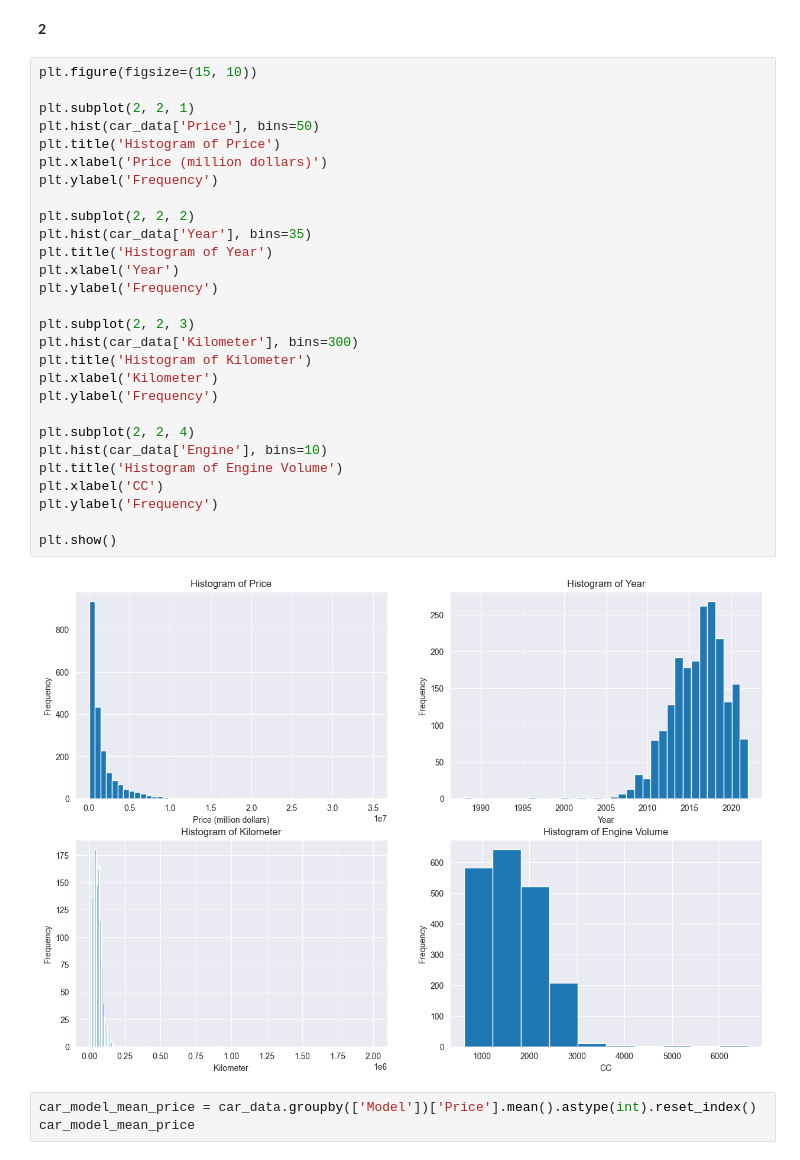
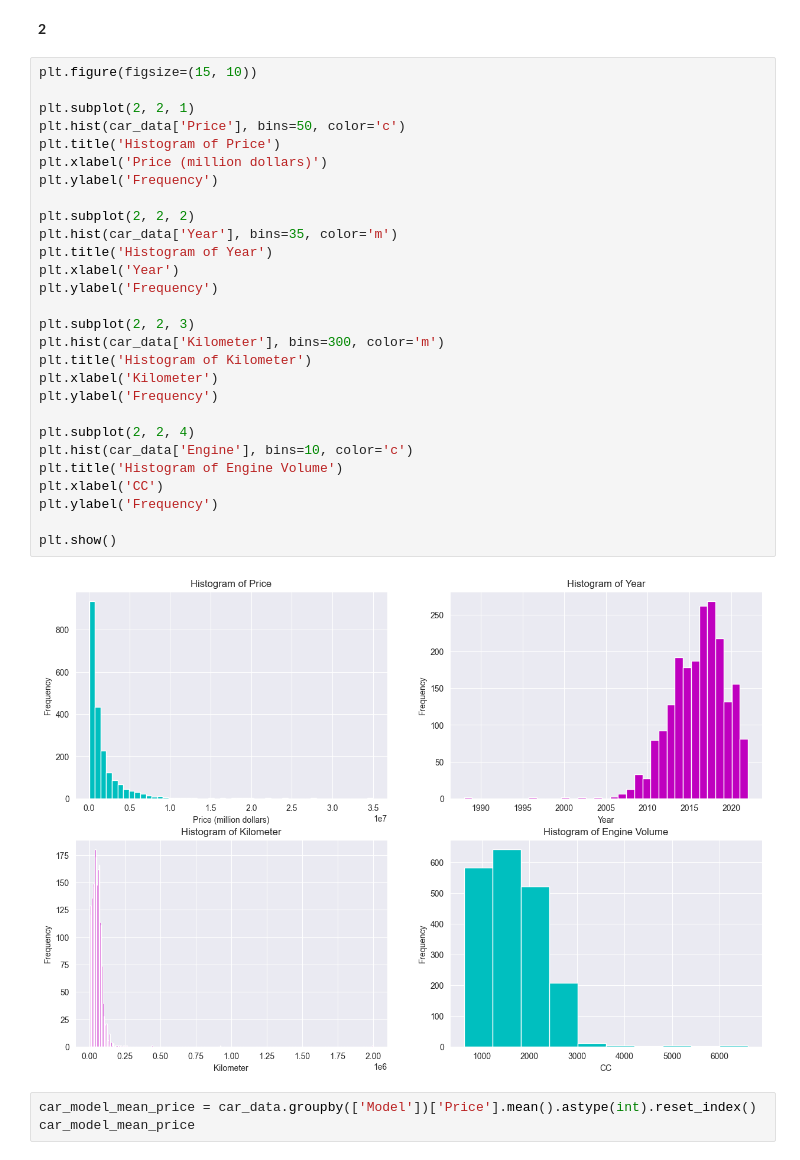
Before and after one commit to SM2A/Machine_Learning_Course_Project, a Jupyter notebook: HW-3/Report.ipynb, the cells around one changed output. Drawn from its saved outputs; the diff is of its cells as text.

```diff
--- a/HW-3/Report.ipynb
+++ b/HW-3/Report.ipynb
@@ -174,33 +174,33 @@ x_train, x_test, y_train, y_test = train_test_split(car_feature, car_price, test
 # %%
 plt.figure(figsize=(15, 10))
 
 plt.subplot(2, 2, 1)
-plt.hist(car_data['Price'], bins=50)
+plt.hist(car_data['Price'], bins=50, color='c')
 plt.title('Histogram of Price')
 plt.xlabel('Price (million dollars)')
 plt.ylabel('Frequency')
 
 plt.subplot(2, 2, 2)
-plt.hist(car_data['Year'], bins=35)
+plt.hist(car_data['Year'], bins=35, color='m')
 plt.title('Histogram of Year')
 plt.xlabel('Year')
 plt.ylabel('Frequency')
 
 plt.subplot(2, 2, 3)
-plt.hist(car_data['Kilometer'], bins=300)
+plt.hist(car_data['Kilometer'], bins=300, color='m')
 plt.title('Histogram of Kilometer')
 plt.xlabel('Kilometer')
 plt.ylabel('Frequency')
 
 plt.subplot(2, 2, 4)
-plt.hist(car_data['Engine'], bins=10)
+plt.hist(car_data['Engine'], bins=10, color='c')
 plt.title('Histogram of Engine Volume')
 plt.xlabel('CC')
 plt.ylabel('Frequency')
 
 plt.show()
 # %% [output]
-[figure, old version]
+[figure, new version]
 # %%
 car_model_mean_price = car_data.groupby(['Model'])['Price'].mean().astype(int).reset_index()
 car_model_mean_price
```
Also changed, not shown: parts of 14 cells of this notebook.
